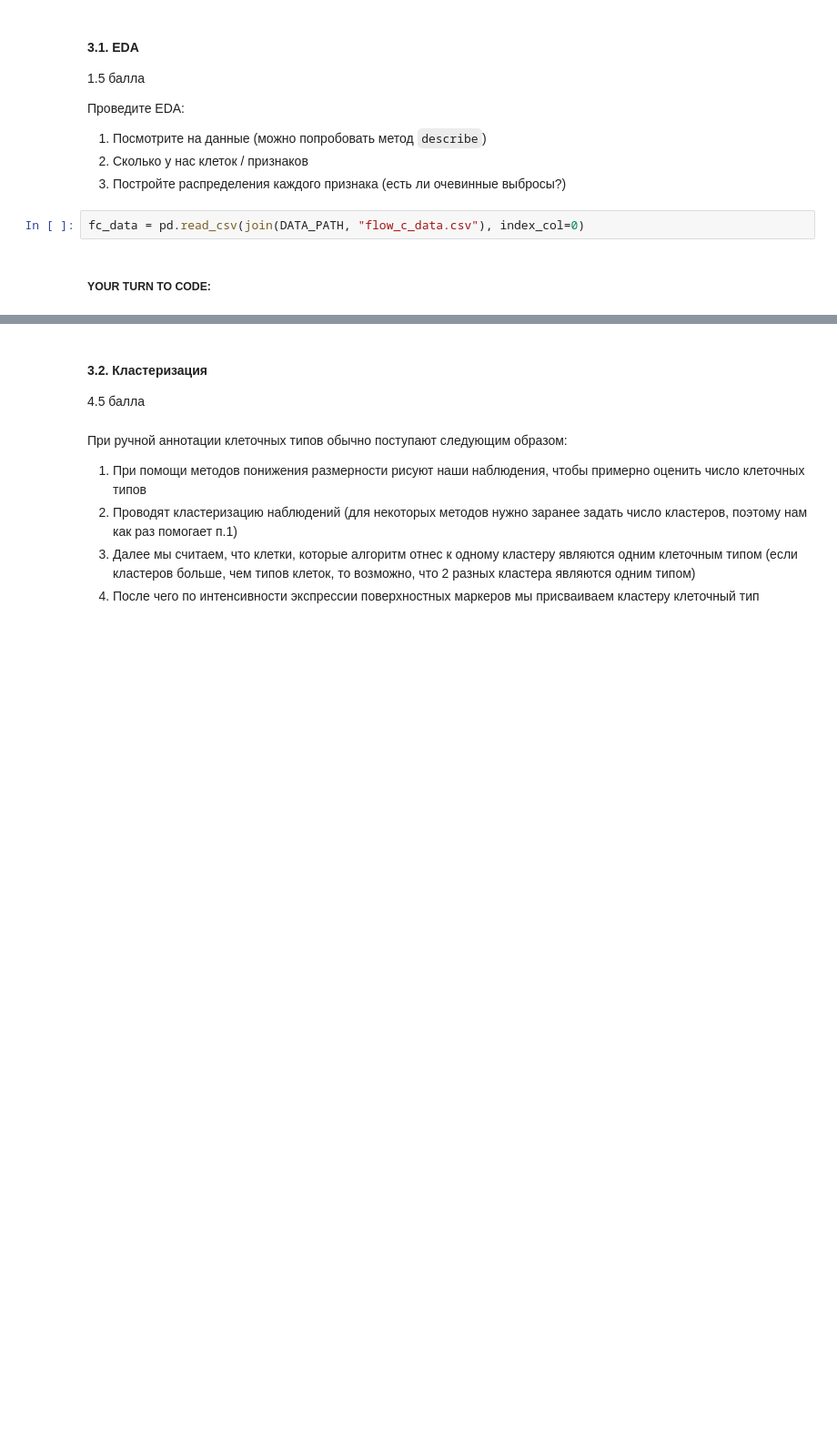
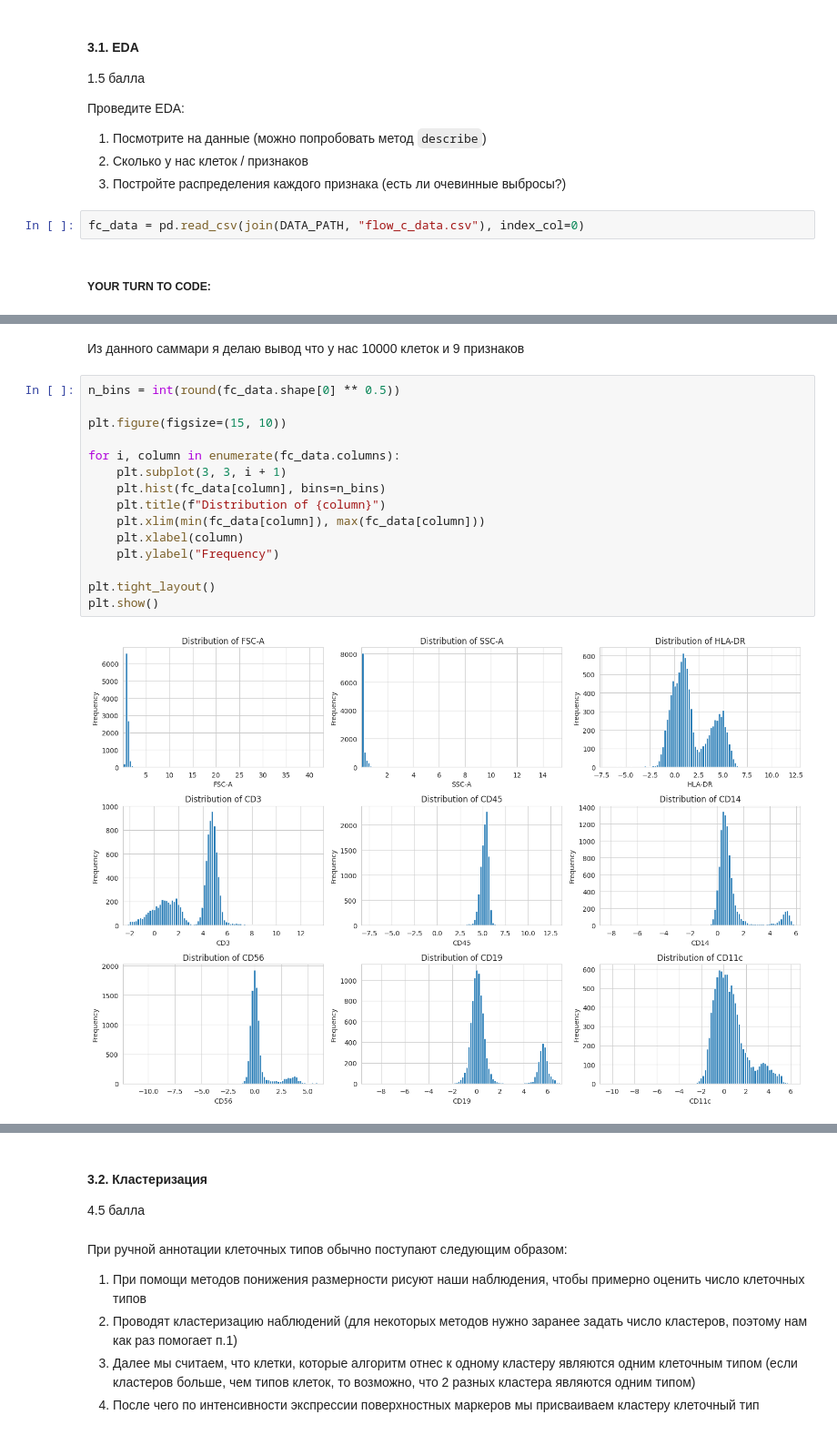
Before and after one commit to VovaGrig/BI-ml-2024, a Jupyter notebook: lecture_3_unsupervised_learning/homework/Cluster_tSNE.ipynb, the cells around one changed output, grey strips where cells are left out. Shown at 91% size. Drawn from its saved outputs; the diff is of its cells as text; blank space fills up the shorter version.

Commit message:
Solve everything, but automatic annotation, add data/labeled_flow_c_data.csv

```diff
--- a/lecture_3_unsupervised_learning/homework/Cluster_tSNE.ipynb
+++ b/lecture_3_unsupervised_learning/homework/Cluster_tSNE.ipynb
@@ -266,0 +366,19 @@ fc_data = pd.read_csv(join(DATA_PATH, "flow_c_data.csv"), index_col=0)
+# %% [markdown]
+Из данного саммари я делаю вывод что у нас 10000 клеток и 9 признаков
+# %%
+n_bins = int(round(fc_data.shape[0] ** 0.5))
+
+plt.figure(figsize=(15, 10))
+
+for i, column in enumerate(fc_data.columns):
+    plt.subplot(3, 3, i + 1)
+    plt.hist(fc_data[column], bins=n_bins)
+    plt.title(f"Distribution of {column}")
+    plt.xlim(min(fc_data[column]), max(fc_data[column]))
+    plt.xlabel(column)
+    plt.ylabel("Frequency")
+
+plt.tight_layout()
+plt.show()
+# %% [output]
+[figure, added]
```
Also changed, not shown: parts of 42 cells of this notebook, 1 other file.
